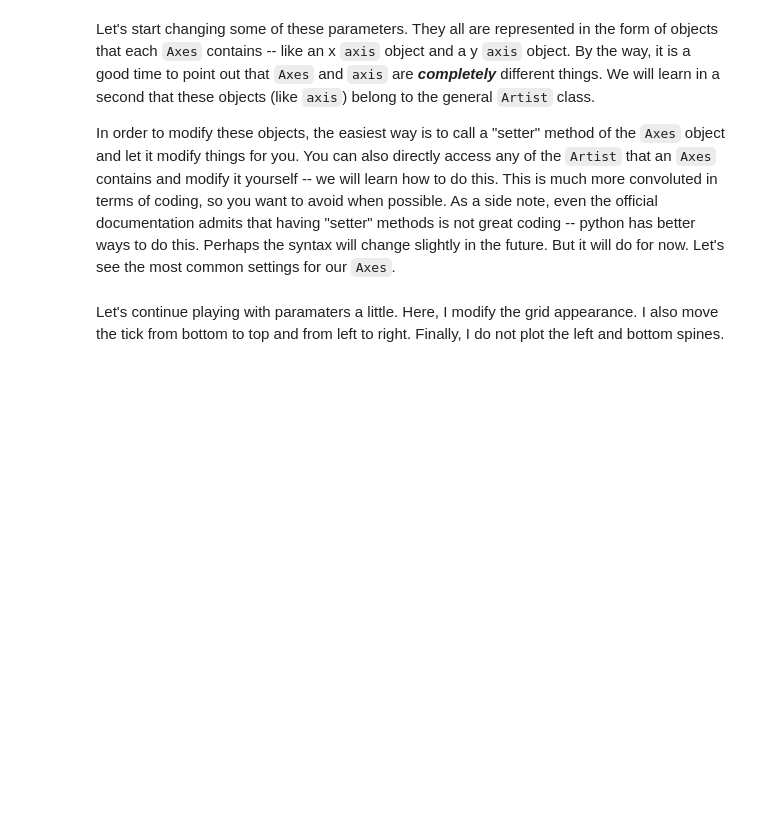
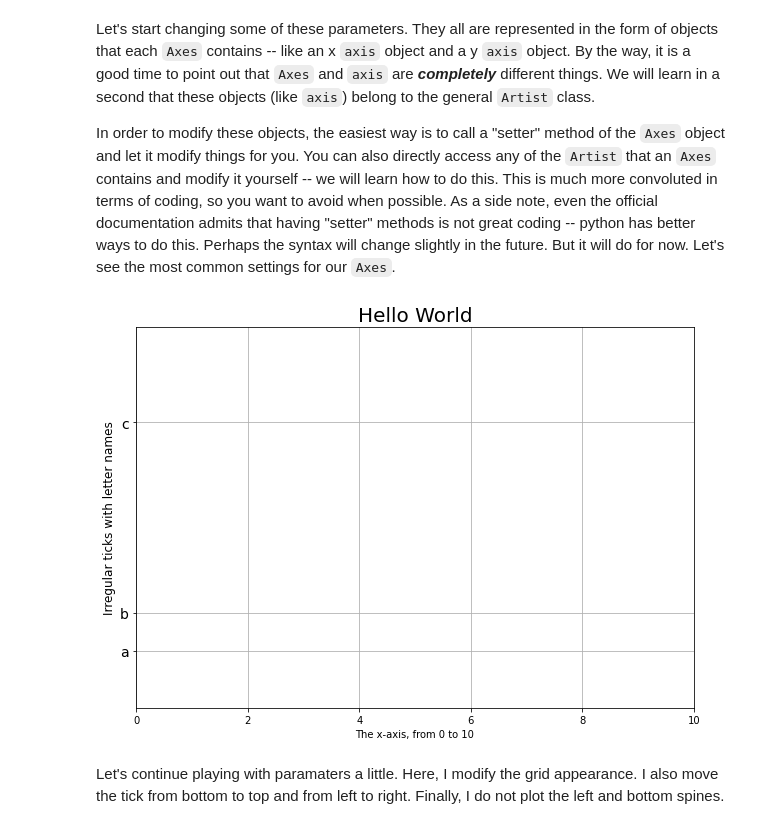
Before and after one commit to non87/Matplotlib-Workshop, a Jupyter notebook: matplotlib_workshop_part_I.ipynb, the cells around one changed output. Saved outputs shown, nothing was run; the diff lists cells and outputs as text; code cells hidden in the pictures; blank space fills up the shorter version.

```diff
--- a/matplotlib_workshop_part_I.ipynb
+++ b/matplotlib_workshop_part_I.ipynb
@@ -173,19 +227,20 @@ In order to modify these objects, the easiest way is to call a "setter" method o
 # %%
 # Let's create a simple one-axes figure
 fig, ax = plt.subplots(figsize=(10,7))
 # Change the title
 ax.set_title("Hello World", fontsize=20)
 # Change the x-axis
 ax.set_xlim([0,10])
-ax.set_yticks([-.7, -.5, .5])
 ax.set_xlabel("The x-axis, from 0 to 10")
 # Set the yticks as well. A little more complex
 ax.set_ylim([-1,1])
 ax.set_yticks([-.7, -.5, .5])
 ax.set_yticklabels(["a", 'b', 'c'], fontsize=14)
 ax.set_ylabel("Irregular ticks with letter names", fontsize = 12)
 # Show the grid
 ax.grid()
+# %% [output]
+[figure, added]
 # %% [markdown]
 Let's continue playing with paramaters a little. Here, I modify the grid appearance. I also move the tick from bottom to top and from left to right. Finally, I do not plot the left and bottom spines.
 # %%
```
Also changed, not shown: parts of 21 cells of this notebook.
